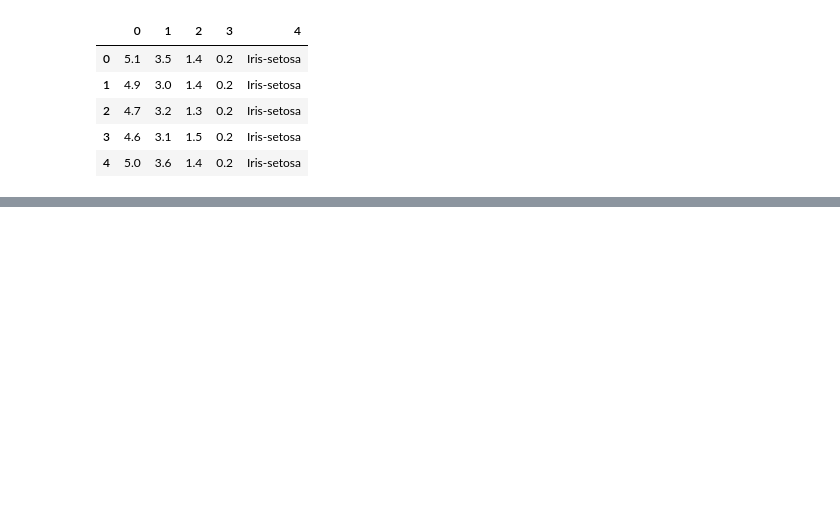
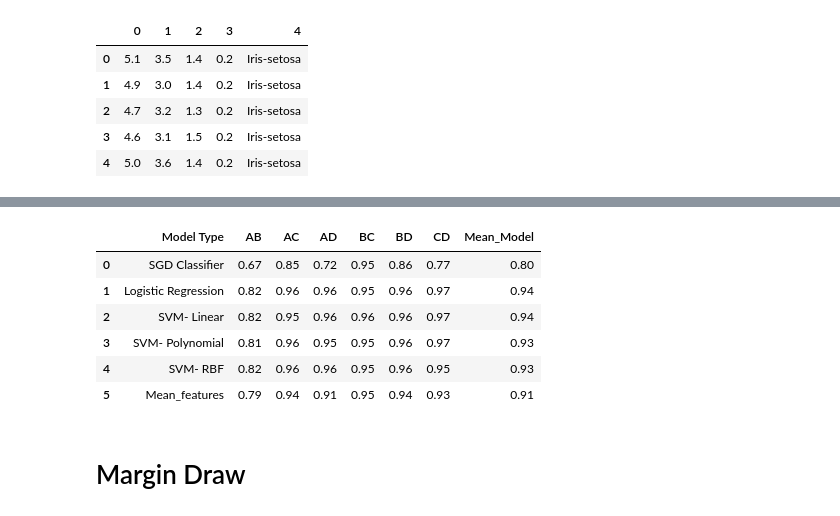
Before and after one commit to deepankarck2/447--Machine-Learning, a Jupyter notebook: Assignment_3/code_assignment_3.ipynb, the cells around one changed output, grey strips where cells are left out. Drawn from its saved outputs; the diff is of its cells as text; code cells hidden in the pictures; blank space fills up the shorter version.

```diff
--- a/Assignment_3/code_assignment_3.ipynb
+++ b/Assignment_3/code_assignment_3.ipynb
@@ -19,0 +158,3 @@ df.head()
+# %%
+df_30_info['Mean_Model'] = round(df_30_info.mean(axis=1, numeric_only=True),2)
+df_30_info[['Model Type', 'Mean_Model']]
@@ -19,0 +177,16 @@ df.head()
+# %%
+info = ["Mean_features"]
+info.extend(list(round(df_30_info[df_30_info.columns[1:]].mean(),2)))
+df_30_info.loc[len(df_30_info)] = info
+
+df_30_info
+# %% [output]
+|  | Model Type | AB | AC | AD | BC | BD | CD | Mean_Model |
+| 0 | SGD Classifier | 0.67 | 0.85 | 0.72 | 0.95 | 0.86 | 0.77 | 0.80 |
+| 1 | Logistic Regression | 0.82 | 0.96 | 0.96 | 0.95 | 0.96 | 0.97 | 0.94 |
+| 2 | SVM- Linear | 0.82 | 0.95 | 0.96 | 0.96 | 0.96 | 0.97 | 0.94 |
+| 3 | SVM- Polynomial | 0.81 | 0.96 | 0.95 | 0.95 | 0.96 | 0.97 | 0.93 |
+| 4 | SVM- RBF | 0.82 | 0.96 | 0.96 | 0.95 | 0.96 | 0.95 | 0.93 |
+| 5 | Mean_features | 0.79 | 0.94 | 0.91 | 0.95 | 0.94 | 0.93 | 0.91 |
+# %% [markdown]
+# Margin Draw
```
Also changed, not shown: parts of 29 cells of this notebook.
